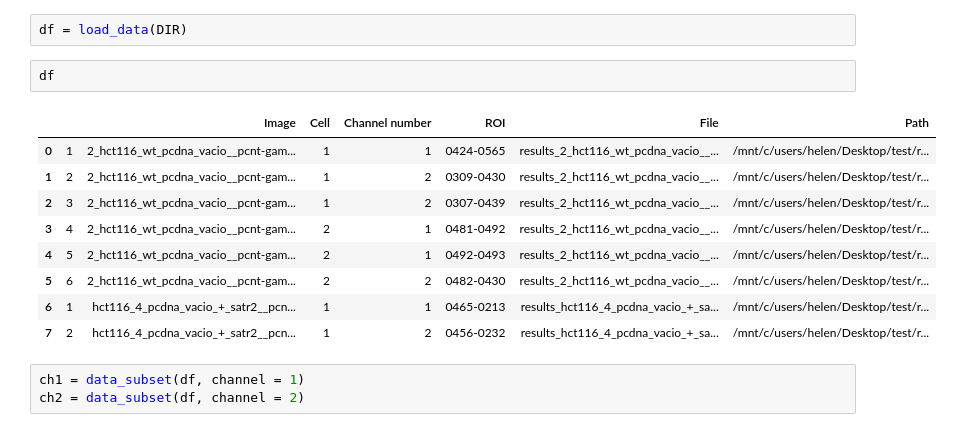
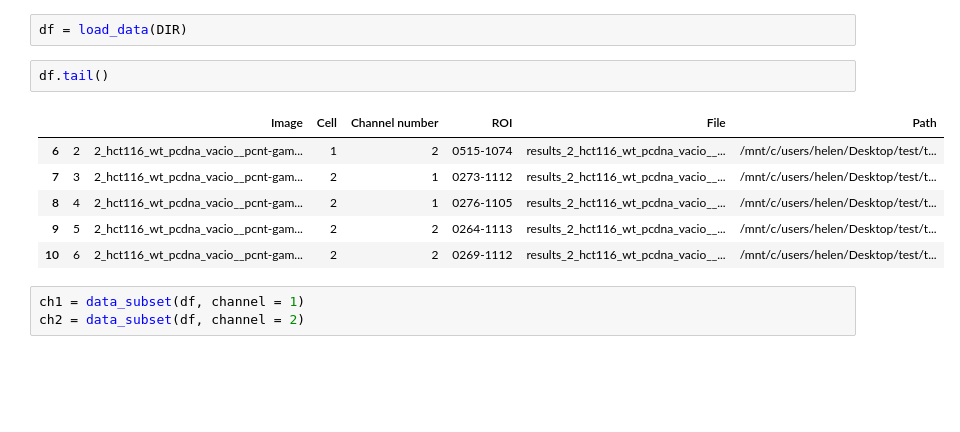
Before and after one commit to Lopatushka/centrosomes_analysis, a Jupyter notebook: notebook.ipynb, the cells around one changed output. Cells and saved outputs as stored; diff of their text form; blank space fills up the shorter version.

```diff
--- a/notebook.ipynb
+++ b/notebook.ipynb
@@ -21,17 +21,14 @@ from utils import load_data, data_subset
 # %%
 df = load_data(DIR)
 # %%
-df
+df.tail()
 # %% [output]
 |  |  | Image | Cell | Channel number | ROI | File | Path |
-| 0 | 1 | 2_hct116_wt_pcdna_vacio__pcnt-gam... | 1 | 1 | 0424-0565 | results_2_hct116_wt_pcdna_vacio__... | /mnt/c/users/helen/Desktop/test/r... |
-| 1 | 2 | 2_hct116_wt_pcdna_vacio__pcnt-gam... | 1 | 2 | 0309-0430 | results_2_hct116_wt_pcdna_vacio__... | /mnt/c/users/helen/Desktop/test/r... |
-| 2 | 3 | 2_hct116_wt_pcdna_vacio__pcnt-gam... | 1 | 2 | 0307-0439 | results_2_hct116_wt_pcdna_vacio__... | /mnt/c/users/helen/Desktop/test/r... |
-| 3 | 4 | 2_hct116_wt_pcdna_vacio__pcnt-gam... | 2 | 1 | 0481-0492 | results_2_hct116_wt_pcdna_vacio__... | /mnt/c/users/helen/Desktop/test/r... |
-| 4 | 5 | 2_hct116_wt_pcdna_vacio__pcnt-gam... | 2 | 1 | 0492-0493 | results_2_hct116_wt_pcdna_vacio__... | /mnt/c/users/helen/Desktop/test/r... |
-| 5 | 6 | 2_hct116_wt_pcdna_vacio__pcnt-gam... | 2 | 2 | 0482-0430 | results_2_hct116_wt_pcdna_vacio__... | /mnt/c/users/helen/Desktop/test/r... |
-| 6 | 1 | hct116_4_pcdna_vacio_+_satr2__pcn... | 1 | 1 | 0465-0213 | results_hct116_4_pcdna_vacio_+_sa... | /mnt/c/users/helen/Desktop/test/r... |
-| 7 | 2 | hct116_4_pcdna_vacio_+_satr2__pcn... | 1 | 2 | 0456-0232 | results_hct116_4_pcdna_vacio_+_sa... | /mnt/c/users/helen/Desktop/test/r... |
+| 6 | 2 | 2_hct116_wt_pcdna_vacio__pcnt-gam... | 1 | 2 | 0515-1074 | results_2_hct116_wt_pcdna_vacio__... | /mnt/c/users/helen/Desktop/test/t... |
+| 7 | 3 | 2_hct116_wt_pcdna_vacio__pcnt-gam... | 2 | 1 | 0273-1112 | results_2_hct116_wt_pcdna_vacio__... | /mnt/c/users/helen/Desktop/test/t... |
+| 8 | 4 | 2_hct116_wt_pcdna_vacio__pcnt-gam... | 2 | 1 | 0276-1105 | results_2_hct116_wt_pcdna_vacio__... | /mnt/c/users/helen/Desktop/test/t... |
+| 9 | 5 | 2_hct116_wt_pcdna_vacio__pcnt-gam... | 2 | 2 | 0264-1113 | results_2_hct116_wt_pcdna_vacio__... | /mnt/c/users/helen/Desktop/test/t... |
+| 10 | 6 | 2_hct116_wt_pcdna_vacio__pcnt-gam... | 2 | 2 | 0269-1112 | results_2_hct116_wt_pcdna_vacio__... | /mnt/c/users/helen/Desktop/test/t... |
 # %%
 ch1 = data_subset(df, channel = 1)
 ch2 = data_subset(df, channel = 2)
```
Also changed, not shown: parts of 13 cells of this notebook.
